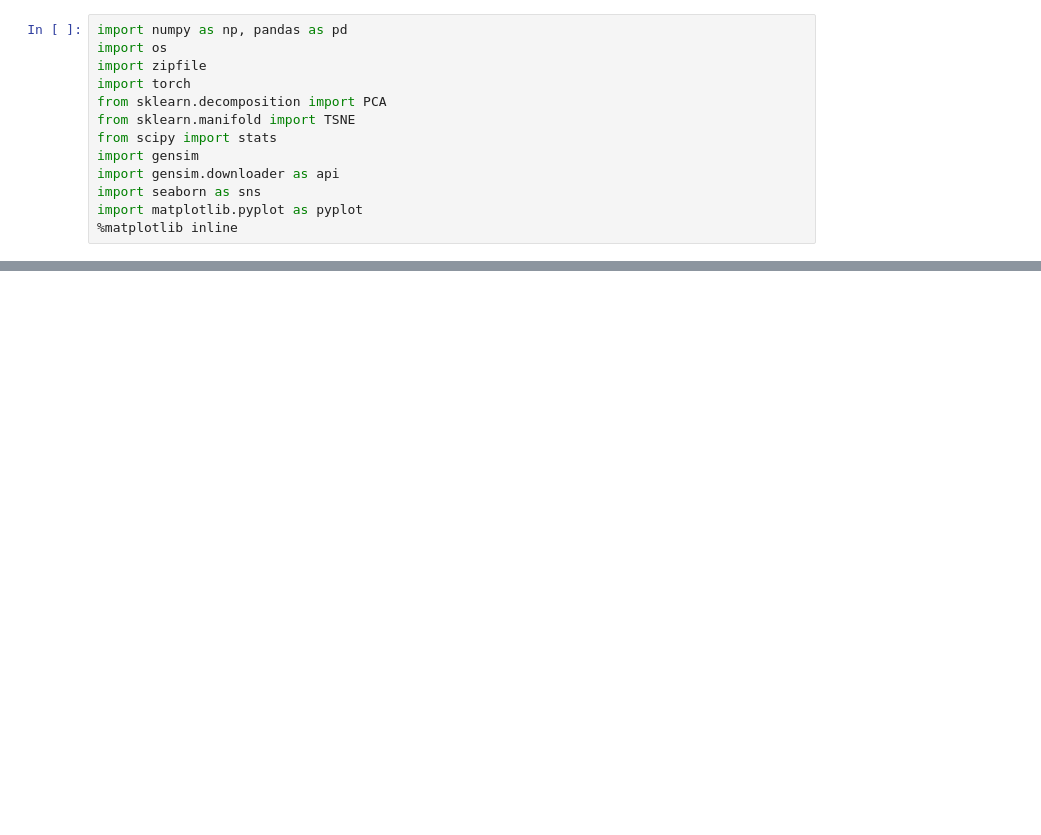
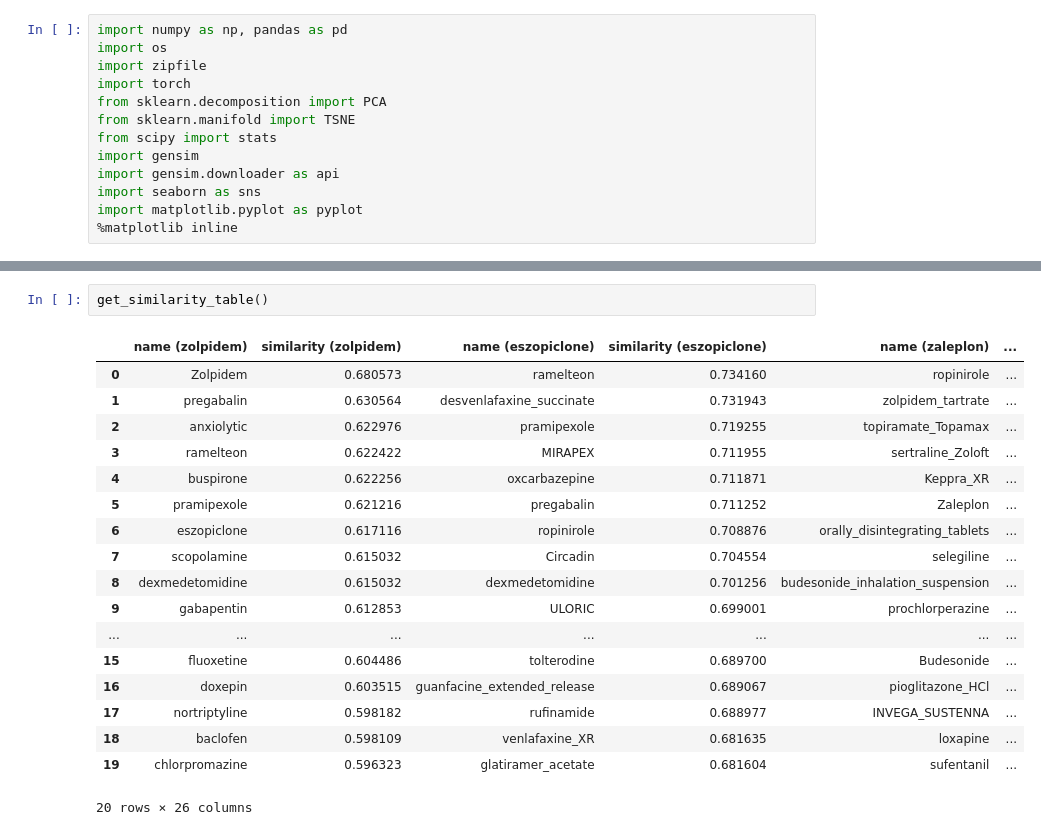
Before and after one commit to nlei1/nlp-notebooks, a Jupyter notebook: googlenews_with_most_similar.ipynb, the cells around one changed output, grey strips where cells are left out. Cells and saved outputs as stored; diff of their text form; blank space fills up the shorter version.

```diff
--- a/googlenews_with_most_similar.ipynb
+++ b/googlenews_with_most_similar.ipynb
@@ -123,0 +103,21 @@ plot_with_labels('melatonin', False)
+# %%
+get_similarity_table()
+# %% [output]
+|  | name (zolpidem) | similarity (zolpidem) | name (eszopiclone) | similarity (eszopiclone) | name (zaleplon) | ... |
+| 0 | Zolpidem | 0.680573 | ramelteon | 0.734160 | ropinirole | ... |
+| 1 | pregabalin | 0.630564 | desvenlafaxine_succinate | 0.731943 | zolpidem_tartrate | ... |
+| 2 | anxiolytic | 0.622976 | pramipexole | 0.719255 | topiramate_Topamax | ... |
+| 3 | ramelteon | 0.622422 | MIRAPEX | 0.711955 | sertraline_Zoloft | ... |
+| 4 | buspirone | 0.622256 | oxcarbazepine | 0.711871 | Keppra_XR | ... |
+| 5 | pramipexole | 0.621216 | pregabalin | 0.711252 | Zaleplon | ... |
+| 6 | eszopiclone | 0.617116 | ropinirole | 0.708876 | orally_disintegrating_tablets | ... |
+| 7 | scopolamine | 0.615032 | Circadin | 0.704554 | selegiline | ... |
+| 8 | dexmedetomidine | 0.615032 | dexmedetomidine | 0.701256 | budesonide_inhalation_suspension | ... |
+| 9 | gabapentin | 0.612853 | ULORIC | 0.699001 | prochlorperazine | ... |
+| ... | ... | ... | ... | ... | ... | ... |
+| 15 | fluoxetine | 0.604486 | tolterodine | 0.689700 | Budesonide | ... |
+| 16 | doxepin | 0.603515 | guanfacine_extended_release | 0.689067 | pioglitazone_HCl | ... |
+| 17 | nortriptyline | 0.598182 | rufinamide | 0.688977 | INVEGA_SUSTENNA | ... |
+| 18 | baclofen | 0.598109 | venlafaxine_XR | 0.681635 | loxapine | ... |
+| 19 | chlorpromazine | 0.596323 | glatiramer_acetate | 0.681604 | sufentanil | ... |
+20 rows × 26 columns
```
Also changed, not shown: parts of 20 cells of this notebook.
